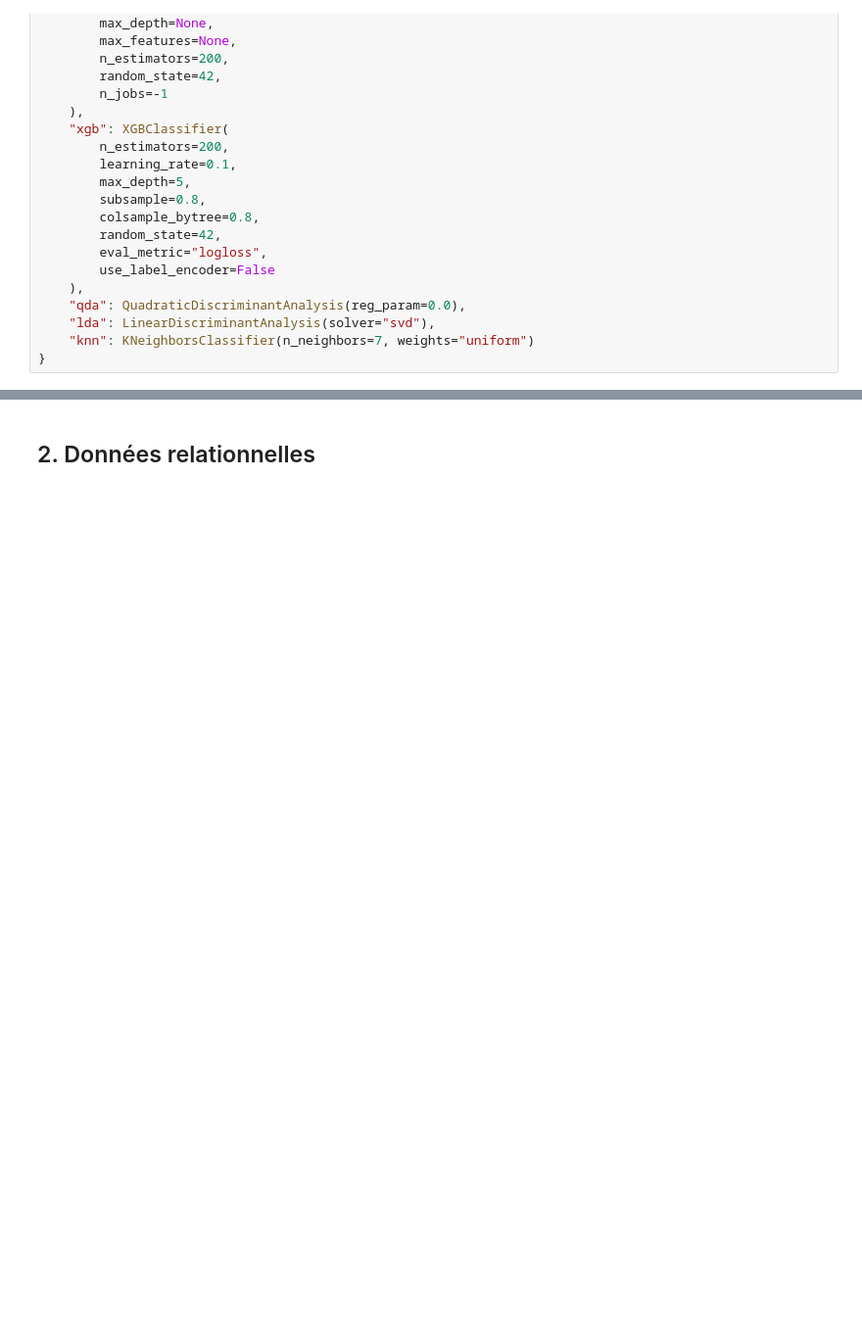
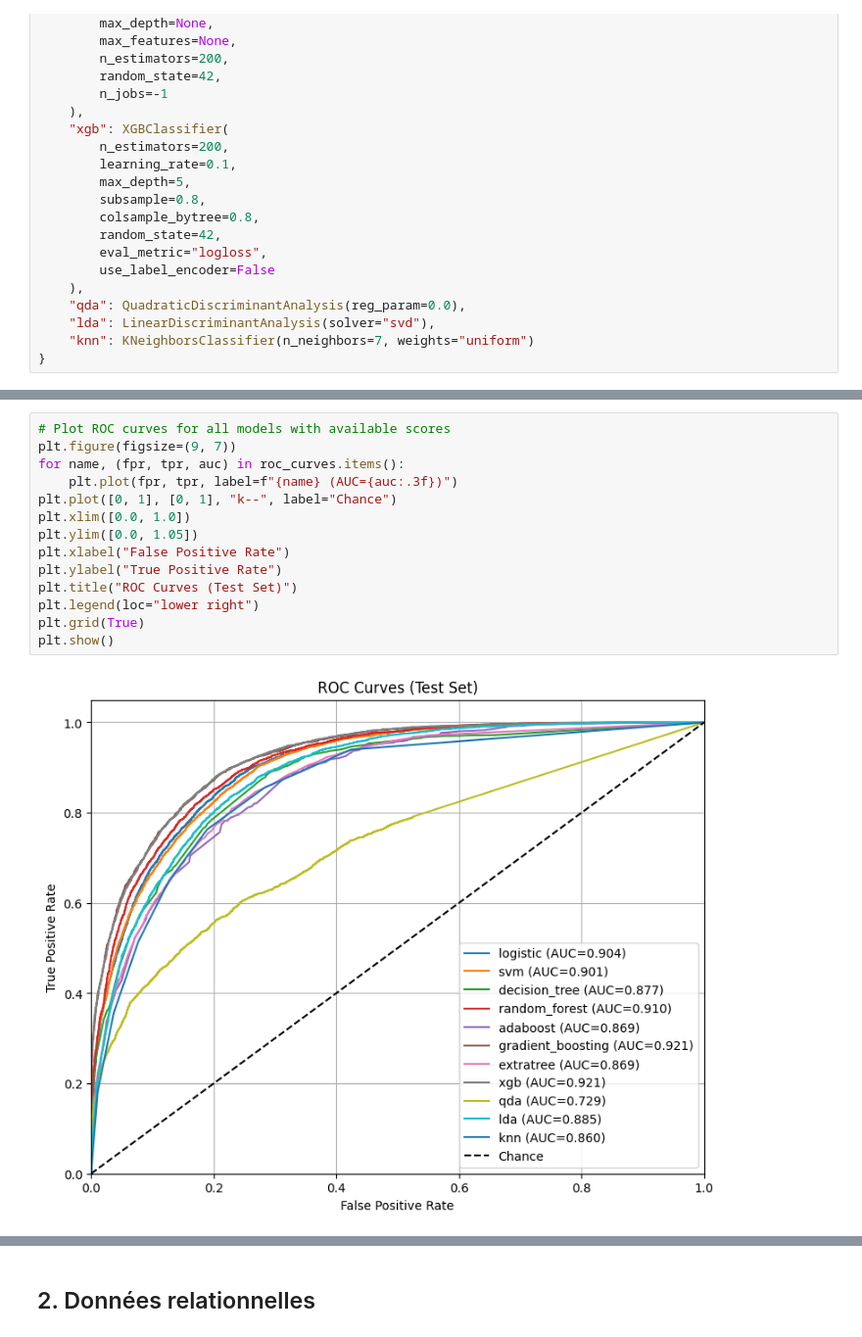
Before and after one commit to RaziRaouf/Income-Prediction-using-Supervised-Machine-Learning, a Jupyter notebook: supervised_learning.ipynb, the cells around one changed output, grey strips where cells are left out. Shown at 98% size. Drawn from its saved outputs; the diff is of its cells as text; blank space fills up the shorter version.

```diff
--- a/supervised_learning.ipynb
+++ b/supervised_learning.ipynb
@@ -865,0 +934,16 @@ weighted avg     0.8241    0.8200    0.8218     16281
+# %%
+# Plot ROC curves for all models with available scores
+plt.figure(figsize=(9, 7))
+for name, (fpr, tpr, auc) in roc_curves.items():
+    plt.plot(fpr, tpr, label=f"{name} (AUC={auc:.3f})")
+plt.plot([0, 1], [0, 1], "k--", label="Chance")
+plt.xlim([0.0, 1.0])
+plt.ylim([0.0, 1.05])
+plt.xlabel("False Positive Rate")
+plt.ylabel("True Positive Rate")
+plt.title("ROC Curves (Test Set)")
+plt.legend(loc="lower right")
+plt.grid(True)
+plt.show()
+# %% [output]
+[figure, added]
```
Also changed, not shown: parts of 16 cells of this notebook.
